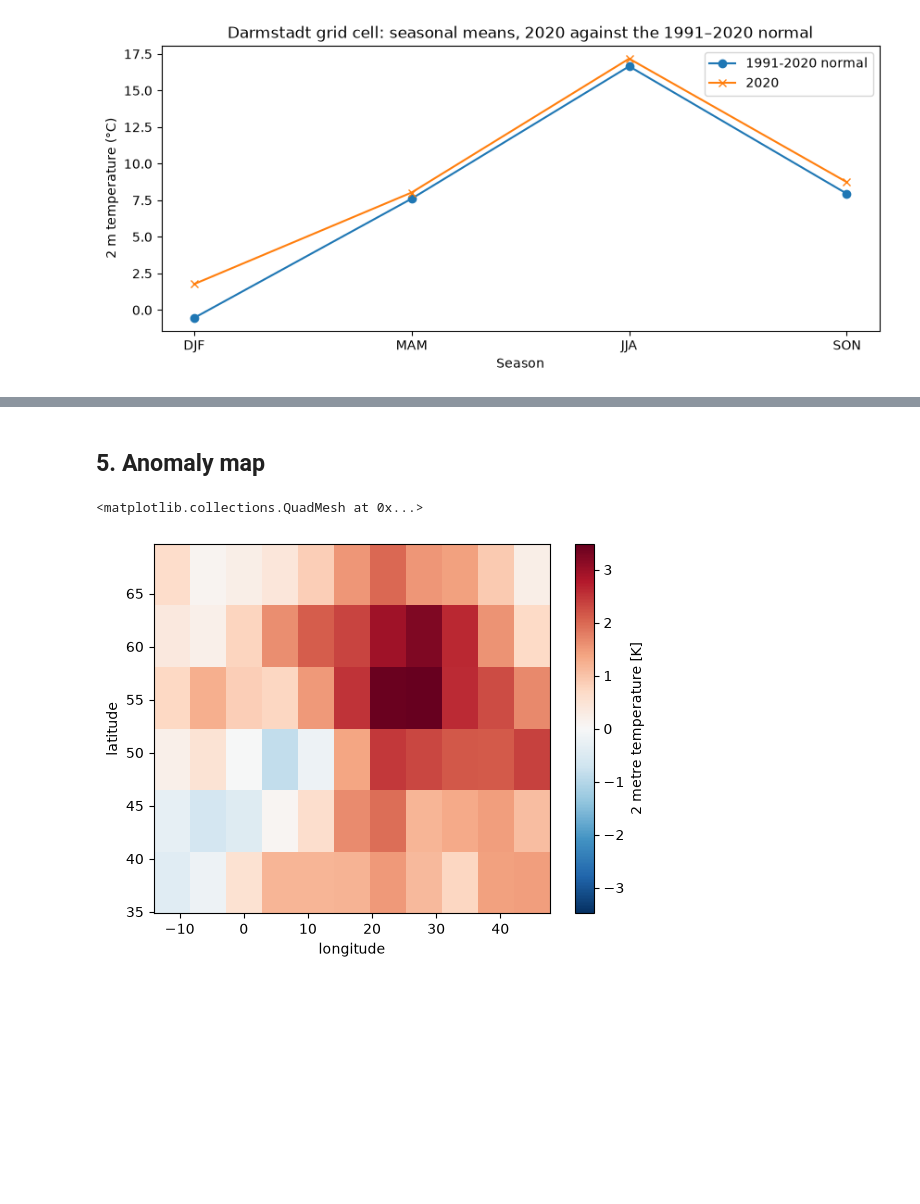
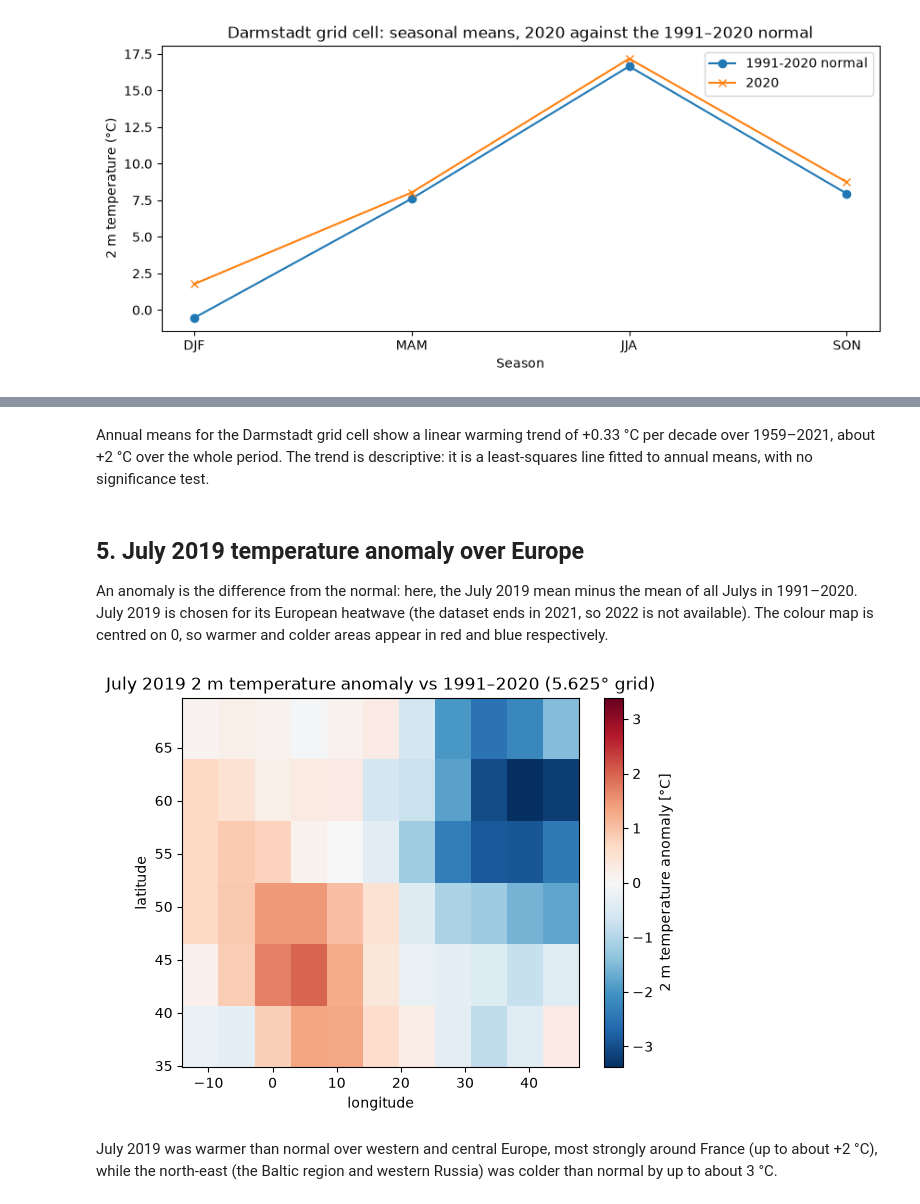
Before and after one commit to Fonta1/era5-exploration, a Jupyter notebook: era5_exploration.ipynb, the cells around one changed output, grey strips where cells are left out. Saved outputs shown, nothing was run; the diff lists cells and outputs as text; code cells hidden in the pictures; blank space fills up the shorter version.

```diff
--- a/era5_exploration.ipynb
+++ b/era5_exploration.ipynb
@@ -147,8 +264,17 @@ plot_against_normal(ax, darmstadt_seasonal_climatology.season, darmstadt_seasona
+# %% [markdown]
+Annual means for the Darmstadt grid cell show a linear warming trend of +0.33 °C per
+decade over 1959–2021, about +2 °C over the whole period. The trend is descriptive:
+it is a least-squares line fitted to annual means, with no significance test.
 # %% [markdown]
-## 5. Anomaly map
+## 5. July 2019 temperature anomaly over Europe
+
+An anomaly is the difference from the normal: here, the July 2019 mean minus the mean of
+all Julys in 1991–2020. July 2019 is chosen for its European heatwave (the dataset ends in
+2021, so 2022 is not available). The colour map is centred on 0, so warmer and colder
+areas appear in red and blue respectively.
 # %%
-t2m = ds['2m_temperature'].sel(time = slice("1991", "2022"))
+t2m = ds['2m_temperature'].sel(time = slice("1991", "2021"))
 julys = t2m.sel(time=t2m.time.dt.month==7)
 
-julys_path = Path("./data/2m_temperature_global_july_1991_2022.zarr")
-julys_1991_2022 = load_or_download(julys, julys_path, "2m_temperature_global_july")
+julys_path = Path("./data/2m_temperature_global_july_1991_2021.zarr")
+julys_1991_2021 = load_or_download(julys, julys_path, "2m_temperature_global_july")
@@ -161,7 +281,17 @@ anomaly.attrs["long_name"] = "2 m temperature anomaly"
 # %%
+july_normal = julys_1991_2021.sel(time=slice("1991", "2020")).mean("time")
+july_2019 = julys_1991_2021.sel(time="2019").mean("time")
+anomaly = july_2019 - july_normal
 anomaly = anomaly.assign_coords(longitude=((anomaly['longitude'] + 180)%360)-180).sortby("longitude")
+anomaly.attrs["units"] = "°C"
+anomaly.attrs["long_name"] = "2 m temperature anomaly"
 anomaly_europe = anomaly.sel(latitude=slice(35,72), longitude=slice(-15,45))
-anomaly_europe.plot(x="longitude", y="latitude", cmap="RdBu_r", center=0)
+ax = anomaly_europe.plot(x="longitude", y="latitude", cmap="RdBu_r", center=0)
+ax.axes.set_title("July 2019 2 m temperature anomaly vs 1991–2020 (5.625° grid)")
+
+plt.gcf().savefig("figures/july_2019_anomaly.png", dpi=150, bbox_inches="tight")
 # %% [output]
-<matplotlib.collections.QuadMesh at 0x...>
-[figure, old version]
+[figure, new version]
+# %% [markdown]
+July 2019 was warmer than normal over western and central Europe, most strongly around
+France (up to about +2 °C), while the north-east (the Baltic region and western Russia) was colder than normal by up to about 3 °C.
```
Also changed, not shown: parts of 20 cells of this notebook, 2 other files.
